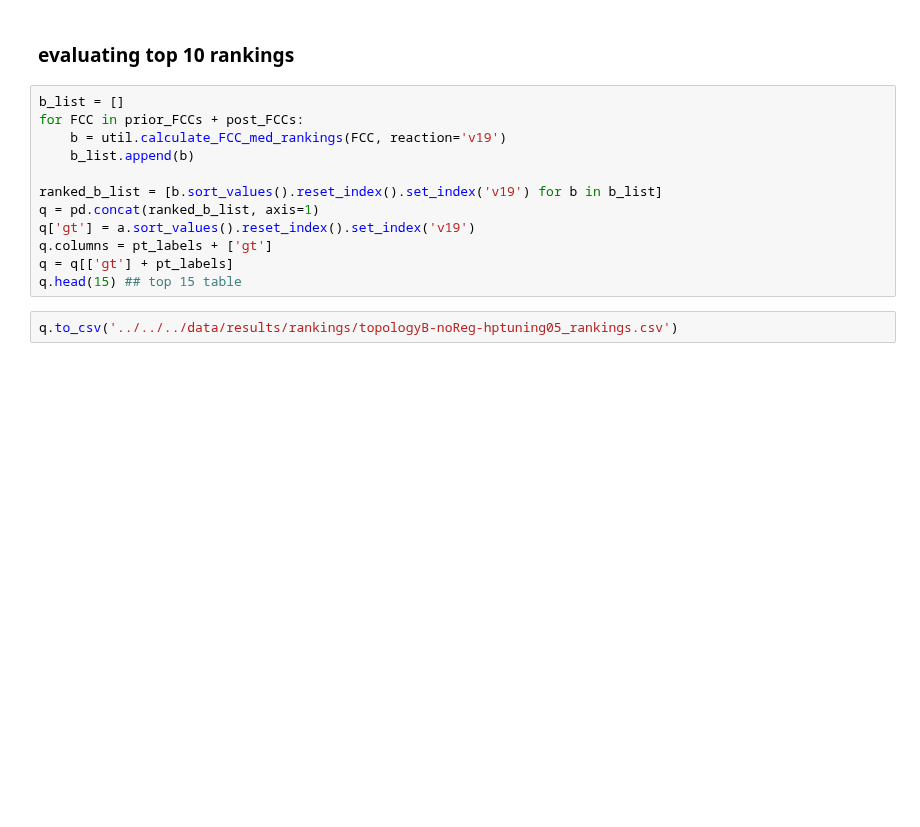
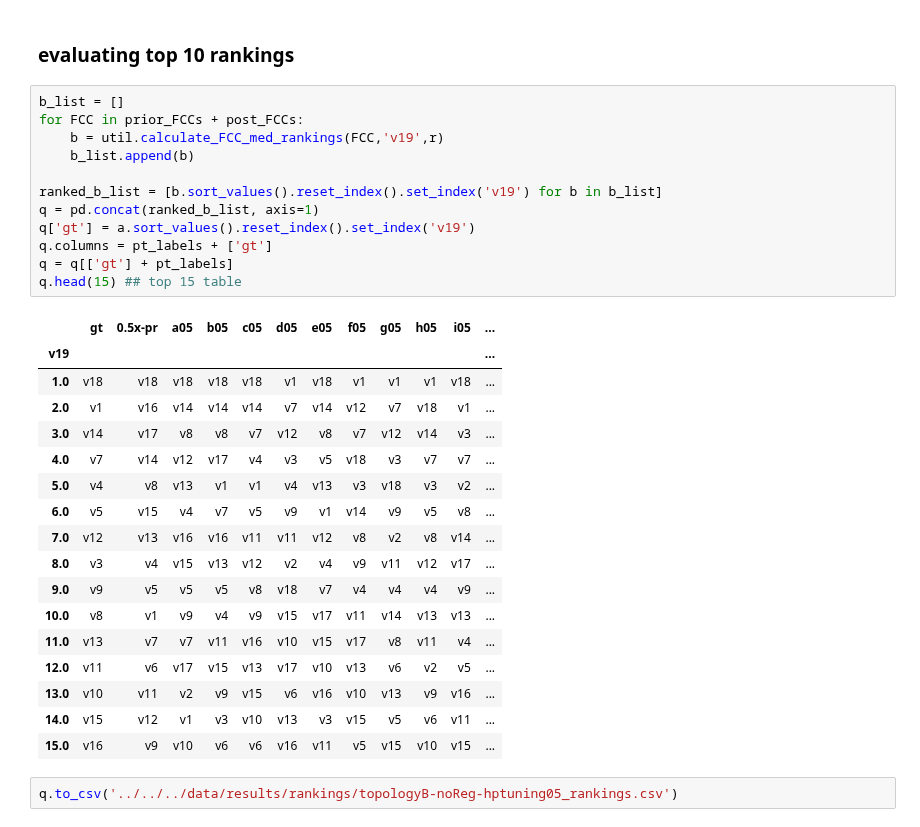
Before and after one commit to sys-bio/BMCA-pipeline, a Jupyter notebook: notebooks/topologyB/all_data/topologyB-noReg-hptuning05.ipynb, the cells around one changed output. Cells and saved outputs as stored; diff of their text form; blank space fills up the shorter version.

```diff
--- a/notebooks/topologyB/all_data/topologyB-noReg-hptuning05.ipynb
+++ b/notebooks/topologyB/all_data/topologyB-noReg-hptuning05.ipynb
@@ -430,15 +552,33 @@ plt.ylim((0, 1.05))
 # %%
 b_list = []
 for FCC in prior_FCCs + post_FCCs:
-    b = util.calculate_FCC_med_rankings(FCC, reaction='v19')
+    b = util.calculate_FCC_med_rankings(FCC,'v19',r)
     b_list.append(b)
 
 ranked_b_list = [b.sort_values().reset_index().set_index('v19') for b in b_list]
 q = pd.concat(ranked_b_list, axis=1)
 q['gt'] = a.sort_values().reset_index().set_index('v19')
 q.columns = pt_labels + ['gt']
 q = q[['gt'] + pt_labels]
 q.head(15) ## top 15 table
+# %% [output]
+|  | gt | 0.5x-pr | a05 | b05 | c05 | d05 | e05 | f05 | g05 | h05 | i05 | ... |
+| v19 |  |  |  |  |  |  |  |  |  |  |  | ... |
+| 1.0 | v18 | v18 | v18 | v18 | v18 | v1 | v18 | v1 | v1 | v1 | v18 | ... |
+| 2.0 | v1 | v16 | v14 | v14 | v14 | v7 | v14 | v12 | v7 | v18 | v1 | ... |
+| 3.0 | v14 | v17 | v8 | v8 | v7 | v12 | v8 | v7 | v12 | v14 | v3 | ... |
+| 4.0 | v7 | v14 | v12 | v17 | v4 | v3 | v5 | v18 | v3 | v7 | v7 | ... |
+| 5.0 | v4 | v8 | v13 | v1 | v1 | v4 | v13 | v3 | v18 | v3 | v2 | ... |
+| 6.0 | v5 | v15 | v4 | v7 | v5 | v9 | v1 | v14 | v9 | v5 | v8 | ... |
+| 7.0 | v12 | v13 | v16 | v16 | v11 | v11 | v12 | v8 | v2 | v8 | v14 | ... |
+| 8.0 | v3 | v4 | v15 | v13 | v12 | v2 | v4 | v9 | v11 | v12 | v17 | ... |
+| 9.0 | v9 | v5 | v5 | v5 | v8 | v18 | v7 | v4 | v4 | v4 | v9 | ... |
+| 10.0 | v8 | v1 | v9 | v4 | v9 | v15 | v17 | v11 | v14 | v13 | v13 | ... |
+| 11.0 | v13 | v7 | v7 | v11 | v16 | v10 | v15 | v17 | v8 | v11 | v4 | ... |
+| 12.0 | v11 | v6 | v17 | v15 | v13 | v17 | v10 | v13 | v6 | v2 | v5 | ... |
+| 13.0 | v10 | v11 | v2 | v9 | v15 | v6 | v16 | v10 | v13 | v9 | v16 | ... |
+| 14.0 | v15 | v12 | v1 | v3 | v10 | v13 | v3 | v15 | v5 | v6 | v11 | ... |
+| 15.0 | v16 | v9 | v10 | v6 | v6 | v16 | v11 | v5 | v15 | v10 | v15 | ... |
 # %%
 q.to_csv('../../../data/results/rankings/topologyB-noReg-hptuning05_rankings.csv')
 # %%
```
Also changed, not shown: parts of 21 cells of this notebook, 11 other files.
